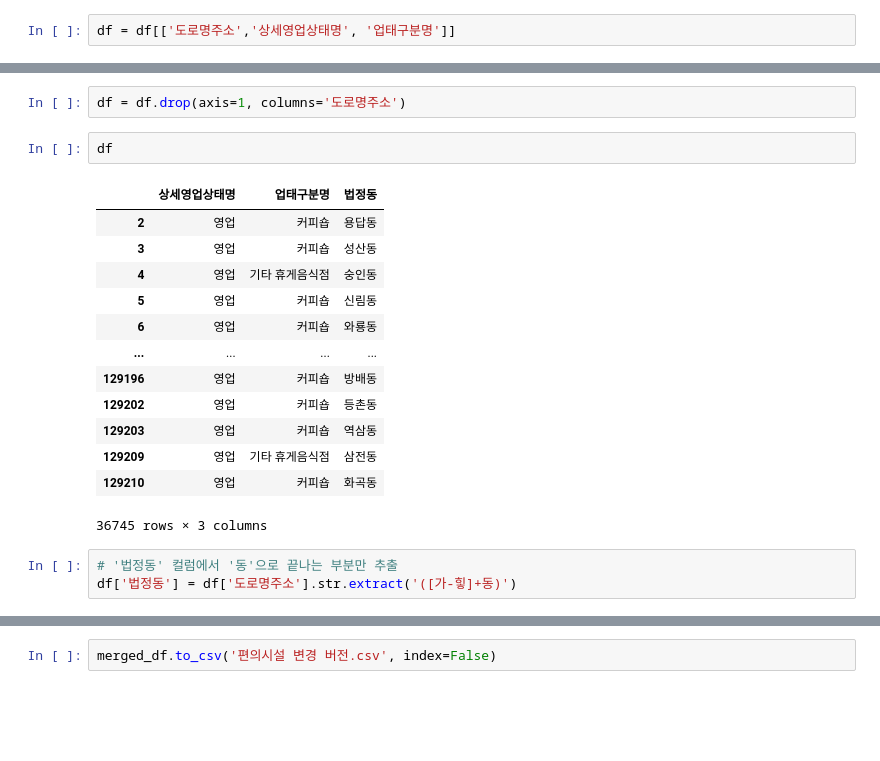
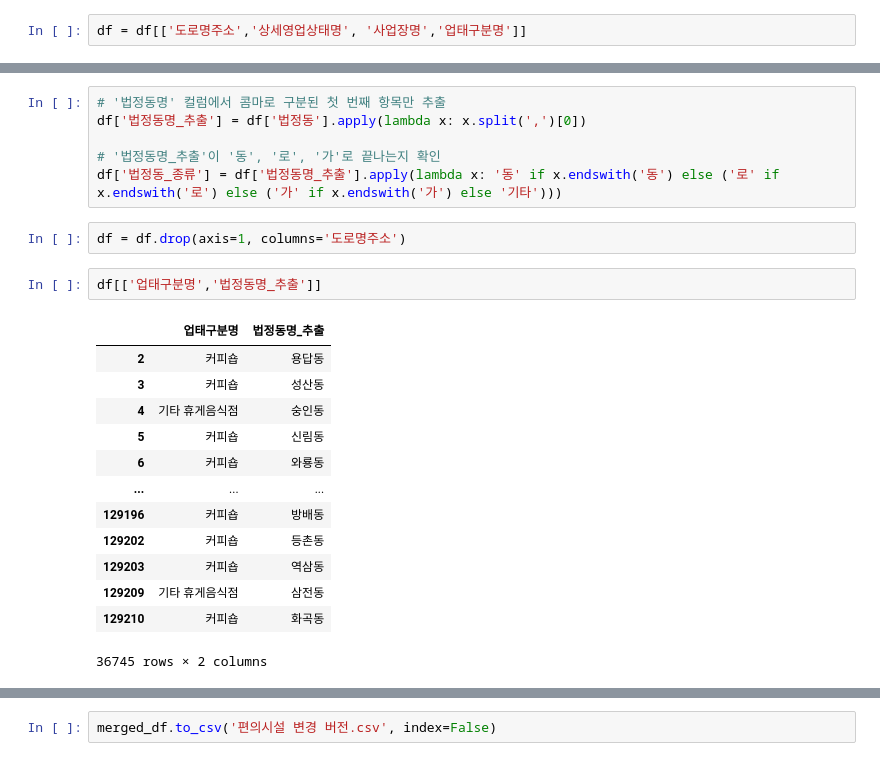
Before and after one commit to naedonnaelife/naedonnaesan, a Jupyter notebook: Clustering/food전처리.ipynb, the cells around one changed output, grey strips where cells are left out. Cells and saved outputs as stored; diff of their text form; blank space fills up the shorter version.

```diff
--- a/Clustering/food전처리.ipynb
+++ b/Clustering/food전처리.ipynb
@@ -38,7 +38,7 @@ Index(['개방자치단체코드', '관리번호', '인허가일자', '인허가
        '전통업소지정번호', '전통업소주된음식', '홈페이지'],
       dtype='object')
 # %%
-df = df[['도로명주소','상세영업상태명', '업태구분명']]
+df = df[['도로명주소','상세영업상태명', '사업장명','업태구분명']]
 # %%
 df = df[df['상세영업상태명'] == '영업']
 # %%
@@ -109,21 +79,24 @@ df
+# %%
+# '법정동명' 컬럼에서 콤마로 구분된 첫 번째 항목만 추출
+df['법정동명_추출'] = df['법정동'].apply(lambda x: x.split(',')[0])
+
+# '법정동명_추출'이 '동', '로', '가'로 끝나는지 확인
+df['법정동_종류'] = df['법정동명_추출'].apply(lambda x: '동' if x.endswith('동') else ('로' if x.endswith('로') else ('가' if x.endswith('가') else '기타')))
 # %%
 df = df.drop(axis=1, columns='도로명주소')
 # %%
-df
+df[['업태구분명','법정동명_추출']]
 # %% [output]
-|  | 상세영업상태명 | 업태구분명 | 법정동 |
-| 2 | 영업 | 커피숍 | 용답동 |
-| 3 | 영업 | 커피숍 | 성산동 |
-| 4 | 영업 | 기타 휴게음식점 | 숭인동 |
-| 5 | 영업 | 커피숍 | 신림동 |
-| 6 | 영업 | 커피숍 | 와룡동 |
-| ... | ... | ... | ... |
-| 129196 | 영업 | 커피숍 | 방배동 |
-| 129202 | 영업 | 커피숍 | 등촌동 |
-| 129203 | 영업 | 커피숍 | 역삼동 |
-| 129209 | 영업 | 기타 휴게음식점 | 삼전동 |
-| 129210 | 영업 | 커피숍 | 화곡동 |
+|  | 업태구분명 | 법정동명_추출 |
+| 2 | 커피숍 | 용답동 |
+| 3 | 커피숍 | 성산동 |
+| 4 | 기타 휴게음식점 | 숭인동 |
+| 5 | 커피숍 | 신림동 |
+| 6 | 커피숍 | 와룡동 |
+| ... | ... | ... |
+| 129196 | 커피숍 | 방배동 |
+| 129202 | 커피숍 | 등촌동 |
+| 129203 | 커피숍 | 역삼동 |
+| 129209 | 기타 휴게음식점 | 삼전동 |
+| 129210 | 커피숍 | 화곡동 |
-36745 rows × 3 columns
+36745 rows × 2 columns
-# %%
-# '법정동' 컬럼에서 '동'으로 끝나는 부분만 추출
-df['법정동'] = df['도로명주소'].str.extract('([가-힣]+동)')
```
Also changed, not shown: parts of 40 cells of this notebook, 3 other files.
